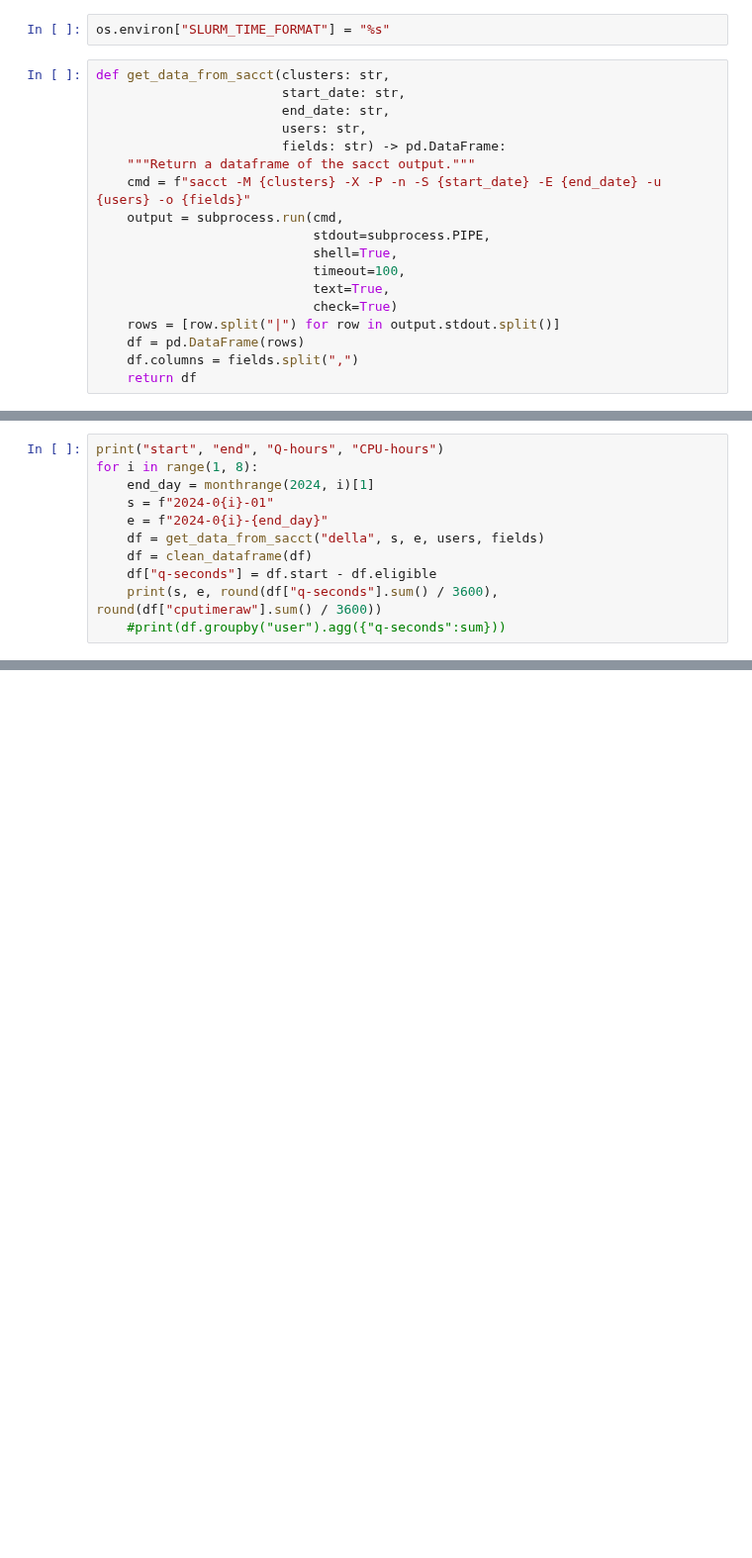
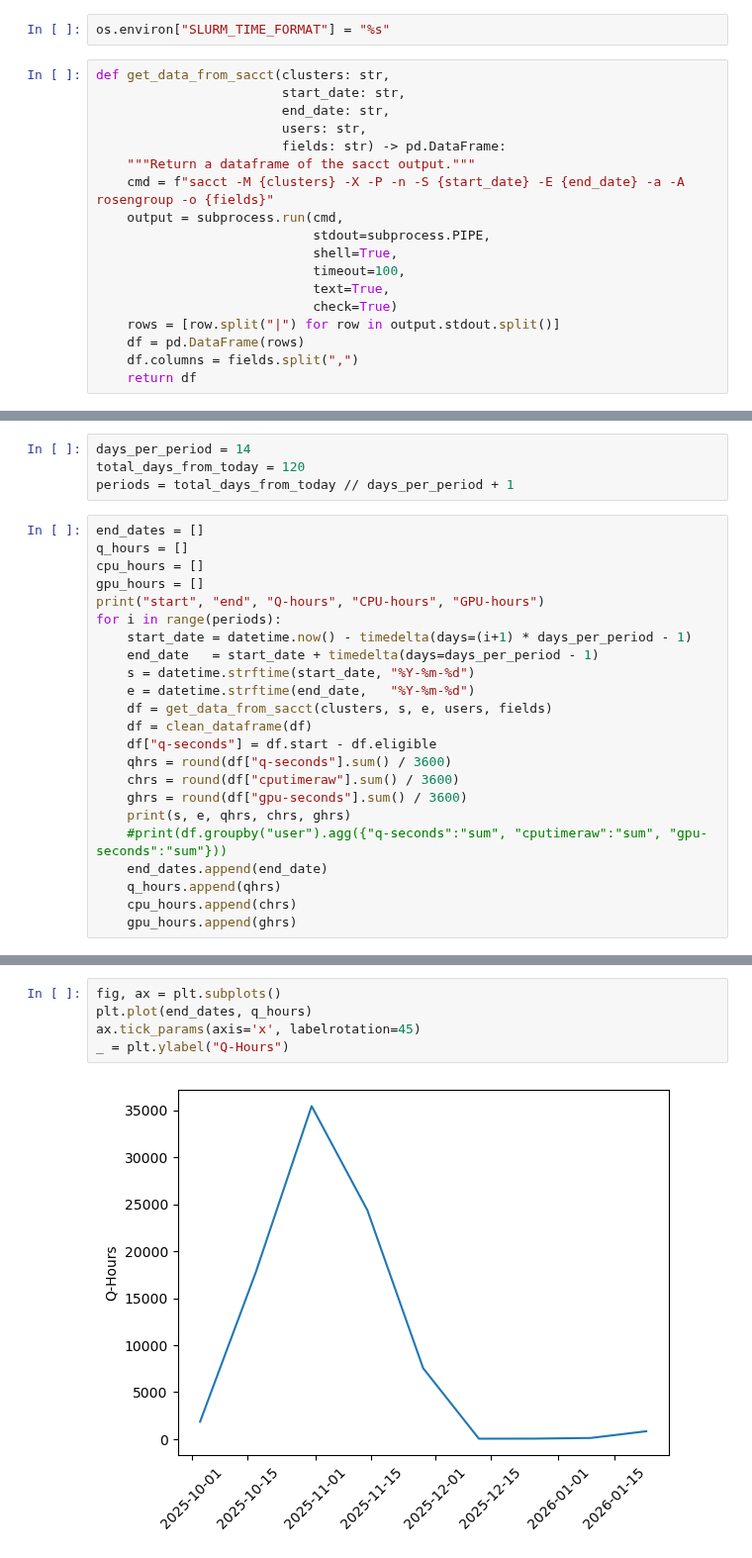
Before and after one commit to jdh4/saccta, a Jupyter notebook: chem_q_times.ipynb, the cells around one changed output, grey strips where cells are left out. Shown at 99% size. Cells and saved outputs as stored; diff of their text form; blank space fills up the shorter version.

```diff
--- a/chem_q_times.ipynb
+++ b/chem_q_times.ipynb
@@ -12,7 +14,7 @@ def get_data_from_sacct(clusters: str,
                         users: str,
                         fields: str) -> pd.DataFrame:
     """Return a dataframe of the sacct output."""
-    cmd = f"sacct -M {clusters} -X -P -n -S {start_date} -E {end_date} -u {users} -o {fields}"
+    cmd = f"sacct -M {clusters} -X -P -n -S {start_date} -E {end_date} -a -A rosengroup -o {fields}"
     output = subprocess.run(cmd,
                             stdout=subprocess.PIPE,
                             shell=True,
@@ -38,11 +52,0 @@ fields = "user,cputimeraw,elapsedraw,start,eligible"
-# %%
-print("start", "end", "Q-hours", "CPU-hours")
-for i in range(1, 8):
-    end_day = monthrange(2024, i)[1]
-    s = f"2024-0{i}-01"
-    e = f"2024-0{i}-{end_day}"
-    df = get_data_from_sacct("della", s, e, users, fields)
-    df = clean_dataframe(df)
-    df["q-seconds"] = df.start - df.eligible
-    print(s, e, round(df["q-seconds"].sum() / 3600), round(df["cputimeraw"].sum() / 3600))
-    #print(df.groupby("user").agg({"q-seconds":sum}))
@@ -57,0 +53,27 @@ start end Q-hours CPU-hours
+# %%
+days_per_period = 14
+total_days_from_today = 120
+periods = total_days_from_today // days_per_period + 1
+# %%
+end_dates = []
+q_hours = []
+cpu_hours = []
+gpu_hours = []
+print("start", "end", "Q-hours", "CPU-hours", "GPU-hours")
+for i in range(periods):
+    start_date = datetime.now() - timedelta(days=(i+1) * days_per_period - 1)
+    end_date   = start_date + timedelta(days=days_per_period - 1)
+    s = datetime.strftime(start_date, "%Y-%m-%d")
+    e = datetime.strftime(end_date,   "%Y-%m-%d")
+    df = get_data_from_sacct(clusters, s, e, users, fields)
+    df = clean_dataframe(df)
+    df["q-seconds"] = df.start - df.eligible
+    qhrs = round(df["q-seconds"].sum() / 3600)
+    chrs = round(df["cputimeraw"].sum() / 3600)
+    ghrs = round(df["gpu-seconds"].sum() / 3600)
+    print(s, e, qhrs, chrs, ghrs)
+    #print(df.groupby("user").agg({"q-seconds":"sum", "cputimeraw":"sum", "gpu-seconds":"sum"}))
+    end_dates.append(end_date)
+    q_hours.append(qhrs)
+    cpu_hours.append(chrs)
+    gpu_hours.append(ghrs)
@@ -57,0 +91,7 @@ start end Q-hours CPU-hours
+# %%
+fig, ax = plt.subplots()
+plt.plot(end_dates, q_hours)
+ax.tick_params(axis='x', labelrotation=45)
+_ = plt.ylabel("Q-Hours")
+# %% [output]
+[figure, added]
```
Also changed, not shown: parts of 8 cells of this notebook.
